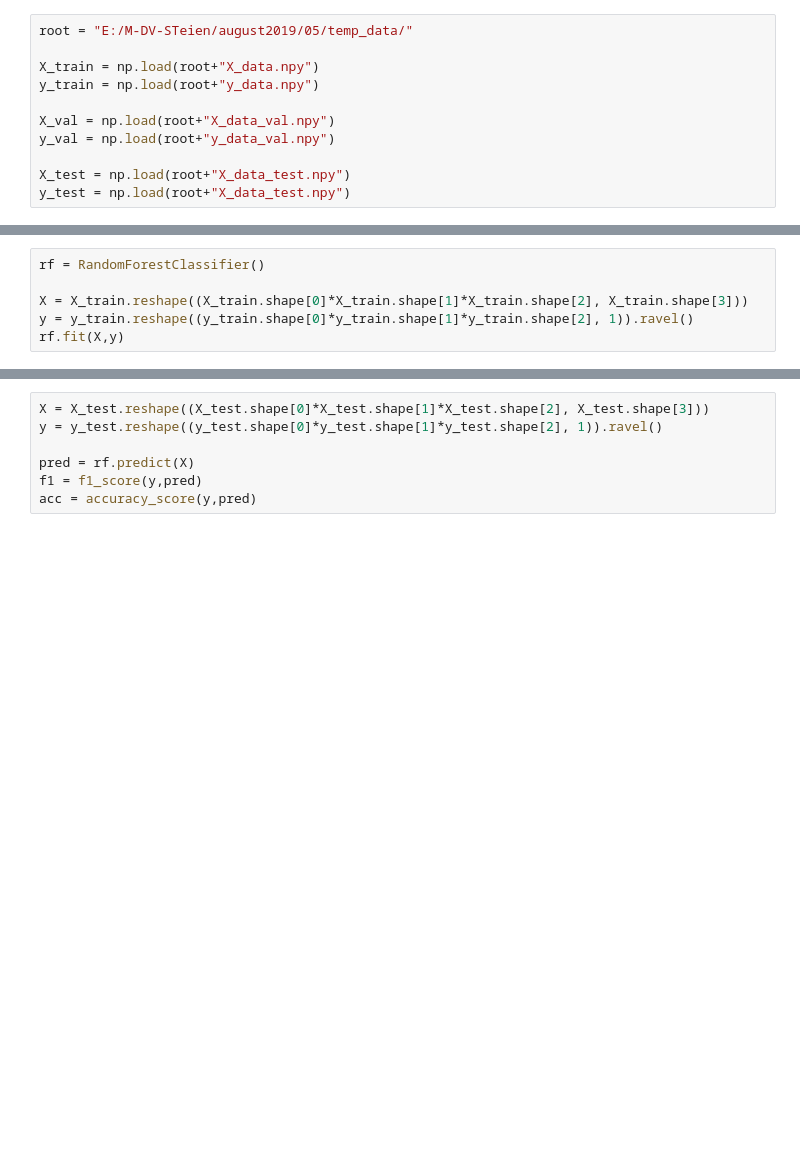
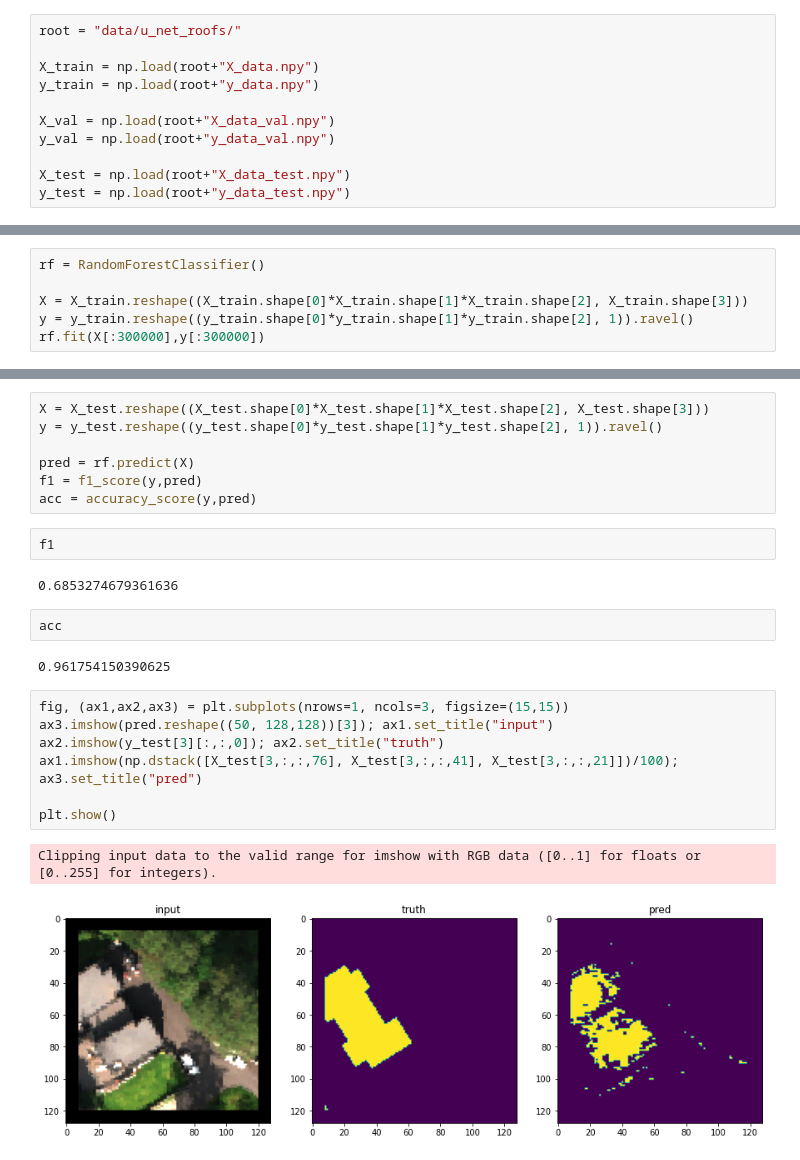
Before and after one commit to stianteien/M_DV_V2022, a Jupyter notebook: unet_detection/shallow_detection.ipynb, the cells around one changed output, grey strips where cells are left out. Saved outputs shown, nothing was run; the diff lists cells and outputs as text; blank space fills up the shorter version.

```diff
--- a/unet_detection/shallow_detection.ipynb
+++ b/unet_detection/shallow_detection.ipynb
@@ -19,7 +22,7 @@ from sklearn.ensemble import RandomForestClassifier
 # %% [markdown]
 # Load data
 # %%
-root = "E:/M-DV-STeien/august2019/05/temp_data/"
+root = "data/u_net_roofs/"
 
 X_train = np.load(root+"X_data.npy")
 y_train = np.load(root+"y_data.npy")
@@ -28,7 +31,7 @@ X_val = np.load(root+"X_data_val.npy")
 y_val = np.load(root+"y_data_val.npy")
 
 X_test = np.load(root+"X_data_test.npy")
-y_test = np.load(root+"X_data_test.npy")
+y_test = np.load(root+"y_data_test.npy")
 # %%
 y_train.shape
 # %% [output]
@@ -40,4 +43,4 @@ rf = RandomForestClassifier()
 
 X = X_train.reshape((X_train.shape[0]*X_train.shape[1]*X_train.shape[2], X_train.shape[3]))
 y = y_train.reshape((y_train.shape[0]*y_train.shape[1]*y_train.shape[2], 1)).ravel()
-rf.fit(X,y)
+rf.fit(X[:300000],y[:300000])
@@ -50,3 +55,21 @@ y = y_test.reshape((y_test.shape[0]*y_test.shape[1]*y_test.shape[2], 1)).ravel()
 pred = rf.predict(X)
 f1 = f1_score(y,pred)
 acc = accuracy_score(y,pred)
+# %%
+f1
+# %% [output]
+0.6853274679361636
+# %%
+acc
+# %% [output]
+0.961754150390625
+# %%
+fig, (ax1,ax2,ax3) = plt.subplots(nrows=1, ncols=3, figsize=(15,15))
+ax3.imshow(pred.reshape((50, 128,128))[3]); ax1.set_title("input")
+ax2.imshow(y_test[3][:,:,0]); ax2.set_title("truth")
+ax1.imshow(np.dstack([X_test[3,:,:,76], X_test[3,:,:,41], X_test[3,:,:,21]])/100); ax3.set_title("pred")
+
+plt.show()
+# %% [output]
+Clipping input data to the valid range for imshow with RGB data ([0..1] for floats or [0..255] for integers).
+[figure, added]
```
Also changed, not shown: parts of 2 cells of this notebook.
